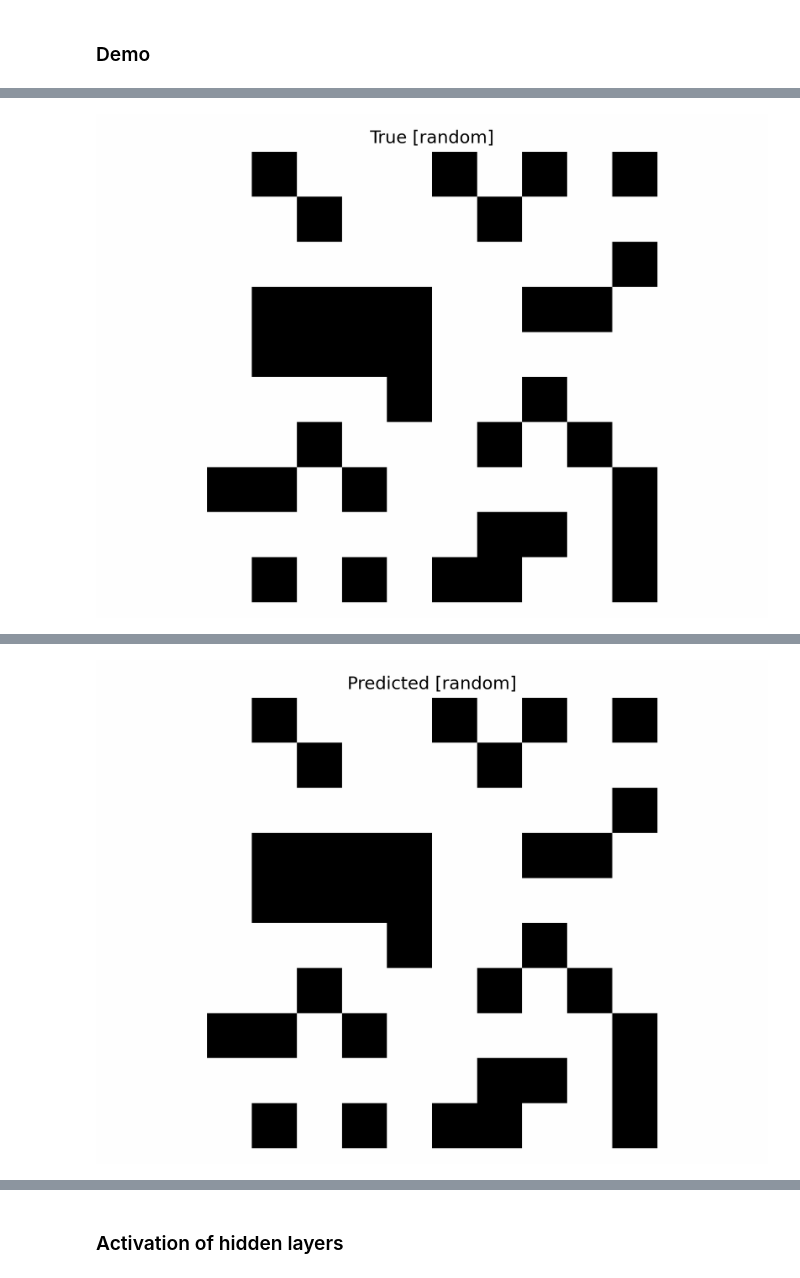
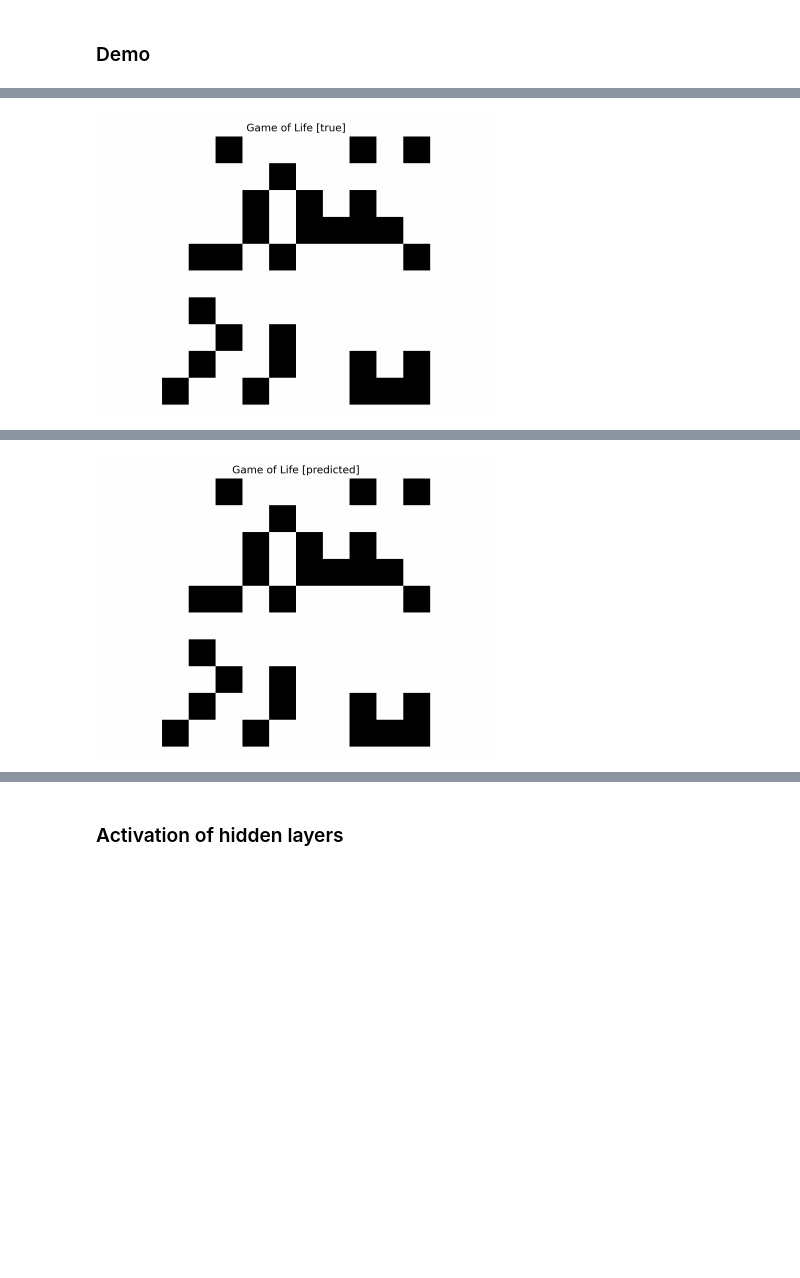
Before and after one commit to m-wojnar/cnn-ca, a Jupyter notebook: demos/complex_systems_demo.ipynb, the cells around one changed output, grey strips where cells are left out. Drawn from its saved outputs; the diff is of its cells as text; code cells hidden in the pictures; blank space fills up the shorter version.

```diff
--- a/demos/complex_systems_demo.ipynb
+++ b/demos/complex_systems_demo.ipynb
@@ -52,7 +56,7 @@ def play_game_with_model(init_state, model, steps):
     return states
 
 
-def plot_states(states, title, filename):
+def create_gif(states, title, filename):
 
     def create_frame(i):
         plt.clf()
@@ -65,9 +69,12 @@ def plot_states(states, title, filename):
     fig, _ = plt.subplots()
     animation = FuncAnimation(fig, create_frame, frames=len(states), interval=125, repeat=True)
     animation.save(filename, writer='Pillow', fps=8)
+    plt.close()
 
+
+def plot_gif(filename):
     with open(filename, 'rb') as img:
-        display(Image(data=img.read(), format='png'))
+        display(Image(data=img.read(), format='png', width=400, height=400))
 # %% [markdown]
 # Cellular automata
 # %% [markdown]
@@ -209,7 +213,10 @@ init_state = tf.reshape(init_state, (1, BOARD_SIZE, BOARD_SIZE))
 true_states = play_game(init_state, STEPS)
 pred_states = play_game_with_model(init_state, model, STEPS)
 
-plot_states(true_states, 'True [random]', 'images/random_true.gif')
-plot_states(pred_states, 'Predicted [random]', 'images/random_pred.gif')
+create_gif(true_states, 'Game of Life [true]', 'images/random_true.gif')
+create_gif(pred_states, 'Game of Life [predicted]', 'images/random_pred.gif')
+
+plot_gif('images/random_true.gif')
+plot_gif('images/random_pred.gif')
 # %% [output]
 WARNING:matplotlib.animation:MovieWriter Pillow unavailable; using Pillow instead.
@@ -216 +224 @@ WARNING:matplotlib.animation:MovieWriter Pillow unavailable; using Pillow instea
-[figure, old version]
+[figure, new version]
@@ -218 +225 @@ WARNING:matplotlib.animation:MovieWriter Pillow unavailable; using Pillow instea
-[figure, old version]
+[figure, new version]
```
Also changed, not shown: parts of 7 cells of this notebook, 6 other files.
